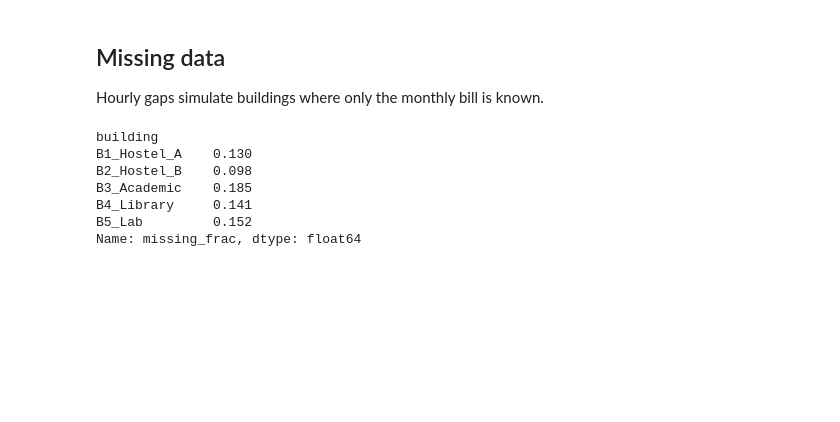
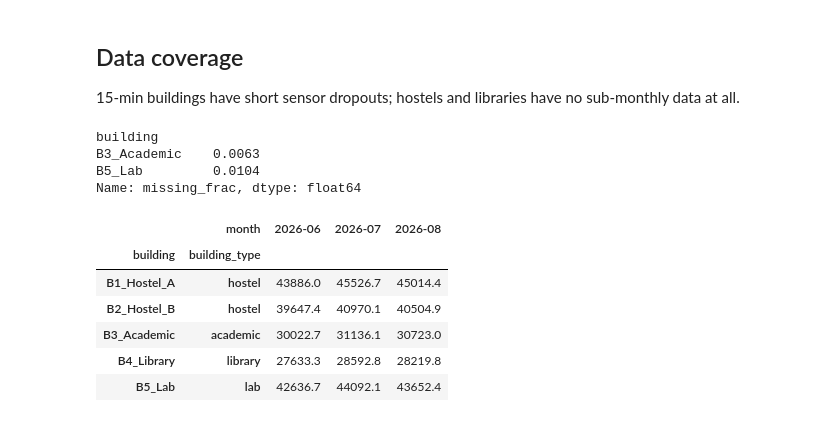
Before and after one commit to AkshatAgrawal946/tanacious, a Jupyter notebook: notebooks/01_baseline_eda.ipynb, the cells around one changed output. Saved outputs shown, nothing was run; the diff lists cells and outputs as text; code cells hidden in the pictures; blank space fills up the shorter version.

```diff
--- a/notebooks/01_baseline_eda.ipynb
+++ b/notebooks/01_baseline_eda.ipynb
@@ -20,15 +24,20 @@ df.head()
 # %% [markdown]
-## Missing data
-Hourly gaps simulate buildings where only the monthly bill is known.
+## Data coverage
+15-min buildings have short sensor dropouts; hostels and libraries have no sub-monthly data at all.
 # %%
-df.groupby("building")["kWh_consumed"].apply(lambda s: s.isna().mean()).rename("missing_frac").round(3)
+display(interval.groupby("building")["kWh_consumed"].apply(lambda s: s.isna().mean()).rename("missing_frac").round(4))
+monthly.pivot(index=["building", "building_type"], columns="month", values="monthly_kWh")
 # %% [output]
 building
-B1_Hostel_A    0.130
-B2_Hostel_B    0.098
-B3_Academic    0.185
-B4_Library     0.141
-B5_Lab         0.152
+B3_Academic    0.0063
+B5_Lab         0.0104
 Name: missing_frac, dtype: float64
+|  | month | 2026-06 | 2026-07 | 2026-08 |
+| building | building_type |  |  |  |
+| B1_Hostel_A | hostel | 43886.0 | 45526.7 | 45014.4 |
+| B2_Hostel_B | hostel | 39647.4 | 40970.1 | 40504.9 |
+| B3_Academic | academic | 30022.7 | 31136.1 | 30723.0 |
+| B4_Library | library | 27633.3 | 28592.8 | 28219.8 |
+| B5_Lab | lab | 42636.7 | 44092.1 | 43652.4 |
 # %% [markdown]
 ## Resampling
```
Also changed, not shown: parts of 7 cells of this notebook, 6 other files.
